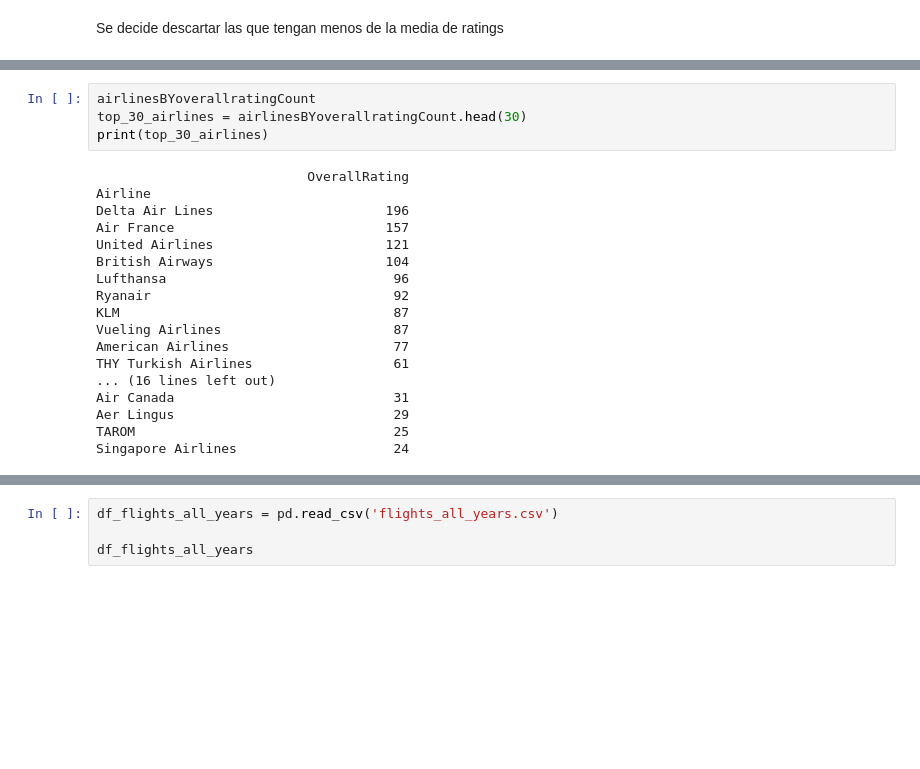
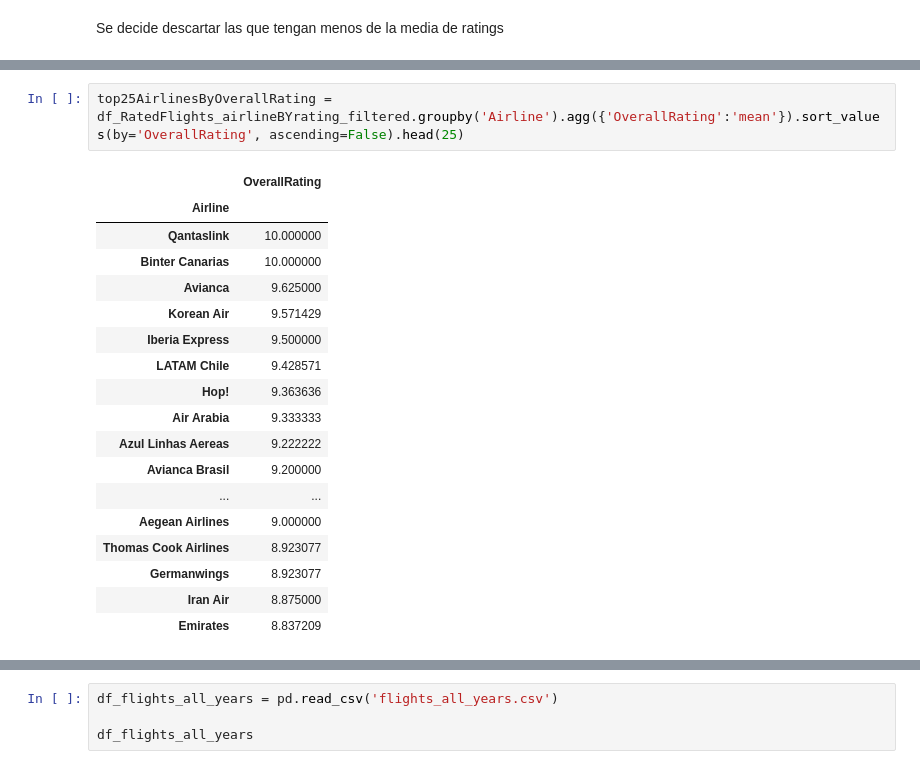
Before and after one commit to 2Dsa3/PROYECTO-1-LENGUAJES-DE-PROGRAMACI-N, a Jupyter notebook: Proyecto 2/EDA_rated_flights.ipynb, the cells around one changed output, grey strips where cells are left out. Cells and saved outputs as stored; diff of their text form; blank space fills up the shorter version.

```diff
--- a/Proyecto 2/EDA_rated_flights.ipynb
+++ b/Proyecto 2/EDA_rated_flights.ipynb
@@ -174,22 +158,21 @@ df_RatedFlights_airlineBYrating_filtered
-# %%
-airlinesBYoverallratingCount
-top_30_airlines = airlinesBYoverallratingCount.head(30)
-print(top_30_airlines)
-# %% [output]
-                           OverallRating
-Airline
-Delta Air Lines                      196
-Air France                           157
-United Airlines                      121
-British Airways                      104
-Lufthansa                             96
-Ryanair                               92
-KLM                                   87
-Vueling Airlines                      87
-American Airlines                     77
-THY Turkish Airlines                  61
-... (16 lines left out)
-Air Canada                            31
-Aer Lingus                            29
-TAROM                                 25
-Singapore Airlines                    24
+# %%
+top25AirlinesByOverallRating = df_RatedFlights_airlineBYrating_filtered.groupby('Airline').agg({'OverallRating':'mean'}).sort_values(by='OverallRating', ascending=False).head(25)
+# %% [output]
+|  | OverallRating |
+| Airline |  |
+| Qantaslink | 10.000000 |
+| Binter Canarias | 10.000000 |
+| Avianca | 9.625000 |
+| Korean Air | 9.571429 |
+| Iberia Express | 9.500000 |
+| LATAM Chile | 9.428571 |
+| Hop! | 9.363636 |
+| Air Arabia | 9.333333 |
+| Azul Linhas Aereas | 9.222222 |
+| Avianca Brasil | 9.200000 |
+| ... | ... |
+| Aegean Airlines | 9.000000 |
+| Thomas Cook Airlines | 8.923077 |
+| Germanwings | 8.923077 |
+| Iran Air | 8.875000 |
+| Emirates | 8.837209 |
```
Also changed, not shown: parts of 4 cells of this notebook.
